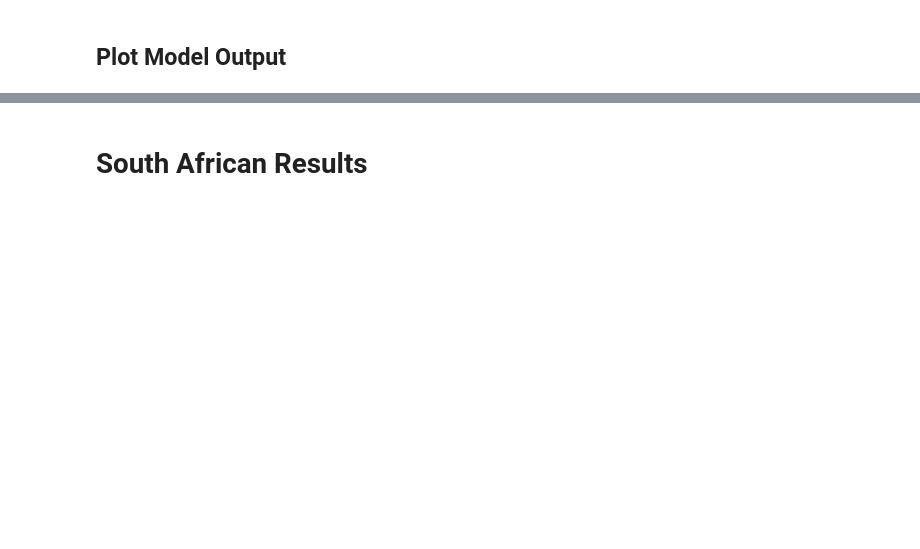
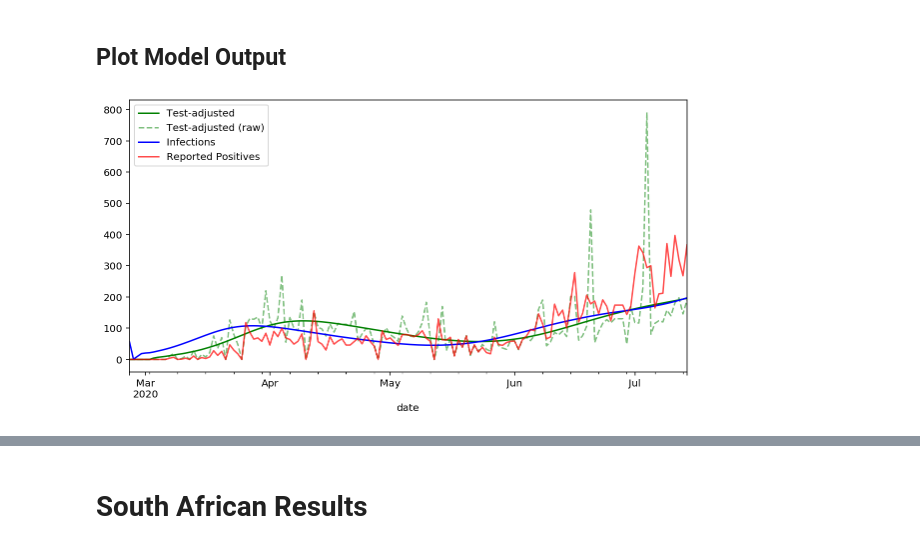
Before and after one commit to dsfsi/covid19za, a Jupyter notebook: notebooks/covid-model/rtlive-model-za.ipynb, the cells around one changed output, grey strips where cells are left out. Saved outputs shown, nothing was run; the diff lists cells and outputs as text; code cells hidden in the pictures; blank space fills up the shorter version.

```diff
--- a/notebooks/covid-model/rtlive-model-za.ipynb
+++ b/notebooks/covid-model/rtlive-model-za.ipynb
@@ -74,15 +90,17 @@ if not remote_run:
 # %%
 def plot_results():
     fig, ax = plt.subplots(figsize=(10,5))
     result.test_adjusted_positive.plot(c="g", label="Test-adjusted")
     result.test_adjusted_positive_raw.plot(c="g", alpha=.5, label="Test-adjusted (raw)", style="--")
     result.infections.plot(c="b", label="Infections")
     gm.observed.positive.plot(c='r', alpha=.7, label="Reported Positives")
     fig.set_facecolor('w')
     ax.legend();
 
-if not remote_run:
+if us_run:
     plot_results()
+# %% [output]
+[figure, added]
 # %%
 def plot_rt():
     fig, ax = plt.subplots(figsize=(10,5))
```
Also changed, not shown: parts of 27 cells of this notebook, 1 other file.
